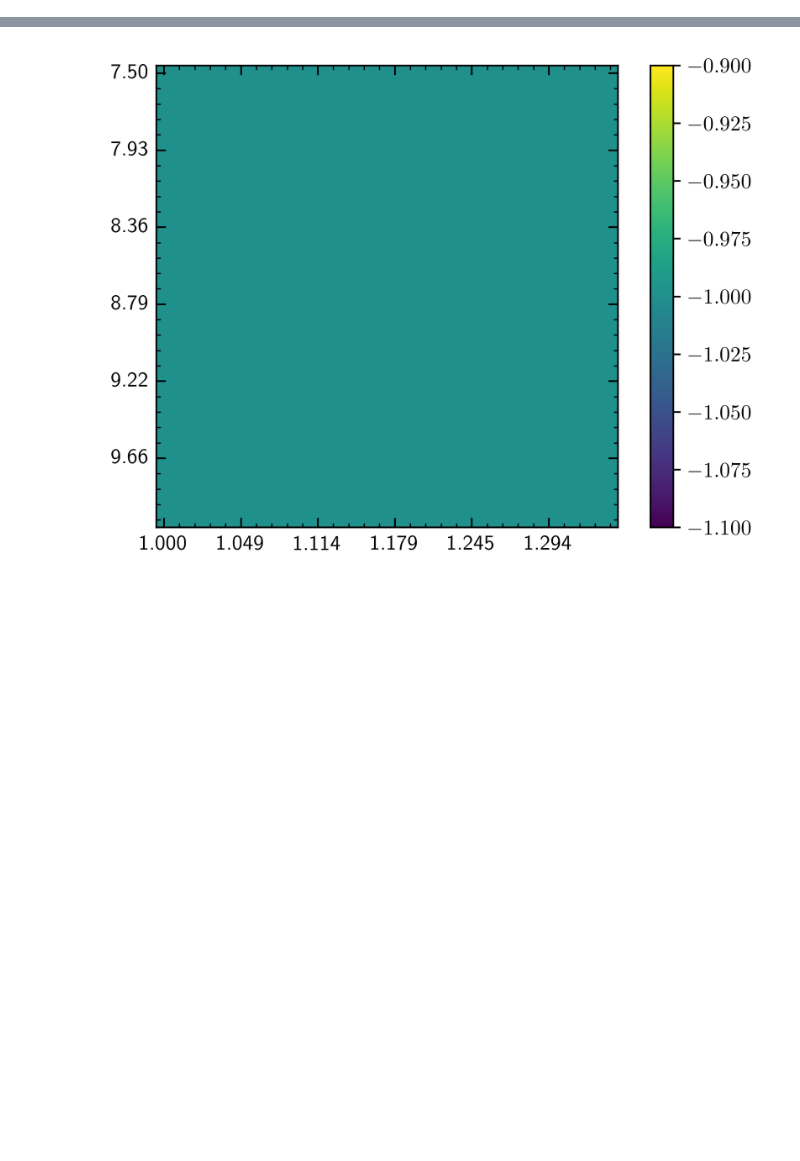
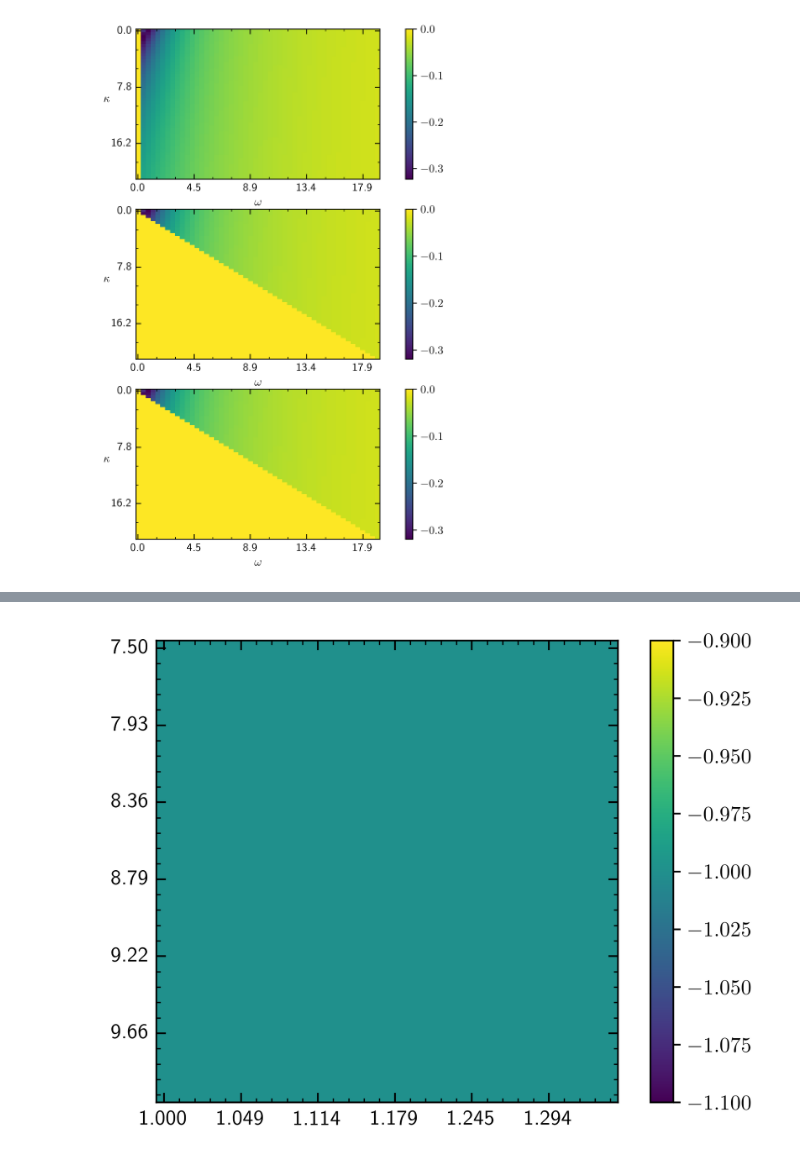
Before and after one commit to ChriGomm/Bachelor_sympy, a Jupyter notebook: sign_lam.ipynb, the cells around one changed output, grey strips where cells are left out. Cells and saved outputs as stored; diff of their text form; code cells hidden in the pictures; blank space fills up the shorter version.

Commit message:
looked for range of fixed point solutions

```diff
--- a/sign_lam.ipynb
+++ b/sign_lam.ipynb
@@ -50,6 +50,9 @@ def maxF(w,k,G,gamma):
 def Func(y,w,k,Gam,sgam):
     return -B_org(k,Gam,sgam)-(1/2/w**2*AOK(k,Gam,sgam)+1)*y-y**3+2*y**2
 
+def Foriginal(y,w,k,Gamma,gamma):
+    return -w*Gamma/2-Gamma/2*(Gamma+gamma-k)*y-k**2*y**3+2*w*k*y**2-w**2*y
+
 def BigF(y,W,K):
     return -BK(W,K)-(1+(1-K)/2/W**2)*y-y**3+2*y**2
 
@@ -80,6 +83,8 @@ def FKK(W,K):
     return -BK(W,K)+yKnax(W,K)**3*2-2*yKnax(W,K)**2
 def BigF(y,W,K):
     return -BK(W,K)-(1+(1-K)/2/W**2)*y-y**3+2*y**2
+def m_z(y,kappa,omega,Gamma):
+    return 1/2 -(kappa*y**2-omega*y)/Gamma
 # %%
 #Plotting Class
 
@@ -111,15 +116,17 @@ class TickProperties():
 class Format():
     numb_xticks = None
     numb_yticks = None
-    custom_func = None
+    custom_func_x = None
+    custom_func_y = None
     x_scale = None
     y_scale = None
     x_precion = "{:.2f}"
     y_precion = "{:.2f}"
-    def __init__(self,numb_xticks=None,numb_yticks=None,custom_func=None,xscale=None,yscale=None,xprec="{:.2f}",yprec="{:.2f}"):
+    def __init__(self,numb_xticks=None,numb_yticks=None,custom_funx=None,custom_funy=None,xscale=None,yscale=None,xprec="{:.2f}",yprec="{:.2f}"):
         self.numb_xticks =numb_xticks
         self.numb_yticks = numb_yticks
-        self.custom_func = custom_func
+        self.custom_func_x = custom_funx
+        self.custom_func_y = custom_funy
         self.x_precion=xprec
         self.y_precion = yprec
         self.x_scale = xscale
@@ -199,12 +206,12 @@ class Setup_Fig():
         for i in range(shape[0]):
             for j in range(shape[1]):
                 if shape[0]==1:
-                    if shape[1]==0:
+                    if shape[1]==1:
                         current_ax = ax
                     else:
                         current_ax = ax[j]
                 else:
-                    if shape[1]==0:
+                    if shape[1]==1:
                         current_ax = ax[i]
                     else:
                         current_ax = ax[i,j]
@@ -241,7 +248,7 @@ class Setup_Fig():
 
         return fig, ax
 # %%
-K = np.linspace(1+1/10**3,20,50)
+K = np.linspace(1+1/10**3,20,100)
 W = np.zeros_like(K)
 for i in range(len(K)):
     # print(FKK(1/10**6,k[i]),FKK(10**5,k[i]))
@@ -498,0 +482,73 @@ for i in range(len(w)):
+# %%
+from matplotlib.colors import LinearSegmentedColormap
+p = np.zeros_like(root)
+sqrt_interior = np.zeros_like(root)
+lamda = np.zeros_like(root)
+border = np.zeros_like(root)
+shift = 0
+phys_sol = np.zeros_like(root)
+for s in range(3):
+    for i in range(np.shape(k)[0]):
+        for j in range(np.shape(w)[0]):
+            # if i!=j:
+            #     border[i,j,s]=np.nan
+            # if s==1 and i==j:
+            #     p[i,j,s], sqrt_interior[i,j,s] = lamtest(root[i,j,0],w[j],k[i],Gam,sgam)
+            # else:
+            #     p[i,j,s], sqrt_interior[i,j,s] = lamtest(root[i,j,s],w[j],k[i],Gam,sgam)
+            # if sqrt_interior[i,j,s]>=0:
+            #     lamda[i,j,s]=(-p[i,j,s]+np.sqrt(sqrt_interior[i,j,s]))/2
+            # else:
+            #     lamda[i,j,s]=np.nan
+            phys_sol[i,j,s] = root[i,j,s] #*w[j]/k[i]
+
+tickformat = Format(xscale=w[shift:],yscale=k,xprec="{:.1f}",yprec="{:.1f}")
+tickp = TickProperties(SZX=True,SZY=True,\
+                       xtick_step_major=15,\
+                        xtick_step_minor=5,\
+                            ytick_step_major=15,\
+                                ytick_step_minor=5)
+setup = Setup_Fig(name_of_plot='lam2_anal.png',tickp=tickp,formater=tickformat)
+setup.fig_width= 20.6*cm
+setup.fig_height=29.1*cm
+setup.DEFAULT_HEAT_EXTEND = (-0.5,64.5,39.5,-0.5)
+fig, ax = setup.return_fig(shape=(3,1),dots_per_inch=600)
+# plotstruct = [[sqrt_interior[:,:,0],sqrt_interior[:,:,1],sqrt_interior[:,:,2]],[p[:,:,0],p[:,:,1],p[:,:,2]]]
+
+# title = [[r'(a) $\tilde{q}$ for smallest $m_y$',r'(b) $\tilde{q}$ for middle $m_y$',r'(c) $\tilde{q}$ for largest $m_y$'],[r'(d) $p$ for smallest $m_y$',r'(e) $p$ for middle $m_y$',r'(f) $p$ for largest $m_y$']]
+images = []
+cdict1 = {
+    'blue': (
+        (0.0, 0.0, 0.0),
+        (0.5, 0.0, 0.1),
+        (1.0, 1.0, 1.0),
+    ),
+    'red': (
+        (0.0, 0.0, 1.0),
+        (1.0, 0.1, 0.0),
+    ),
+    'green': (
+        (0.0, 0.0, 1.0),
+        (1.0, 0.1, 0.0),
+
+    )
+}
+colormap = LinearSegmentedColormap('red',cdict1)
+for i in range(3):
+    # for j in range(2):
+        im = ax[i].imshow(phys_sol[:,shift:,i],extent=(-0.5,64.5,39.5,-0.5))
+        # borderline = ax[i,j].imshow(border[:,:,0],cmap=colormap,vmin=-1,vmax=1,extent=(-0.5,64.5,39.5,-0.5))
+        # ax[i].set_title(title[j][i],loc='center',y=-0.45,fontsize=9)
+        ax[i].set_xlabel(r'$\omega$')
+        ax[i].set_ylabel(r'$\kappa$',rotation=0)
+        # ax[i,j].plot(w,k)
+        # im.set_extend(((-0.5,39.5,39.5,-0.5)))
+        images.append(im)
+# cbar1 = fig.colorbar(images[3],ax=ax,orientation='vertical',fraction=0.05)
+        cbar2 = fig.colorbar(im,ax=ax[i],orientation='vertical')#,shrink=0.934)
+# fig.tight_layout()
+# plt.figtext(s=r'\,\\Figure 5: The figures a-c present the sign of the interior of the square root for the eigenvalues $\lambda_{23}$ \\for the different fixed points and parameter configurations. Figures d-f show in the same manner \\the sign of $p$. In the entire setup is \\$\Gamma=1$ and $\gamma=0.2$ fixed.',x=0,y=0,fontsize=10,bbox=dict(xy=(0,0),width=5,height=5,boxstyle='Square'))
+# plt.savefig('/home/christian/Documents/Bachelor/protocol/pictures/'+setup.name_of_plot,bbox_inches='tight')
+plt.show()
+# %% [output]
+[figure, added]
```
Also changed, not shown: parts of 5 cells of this notebook.
